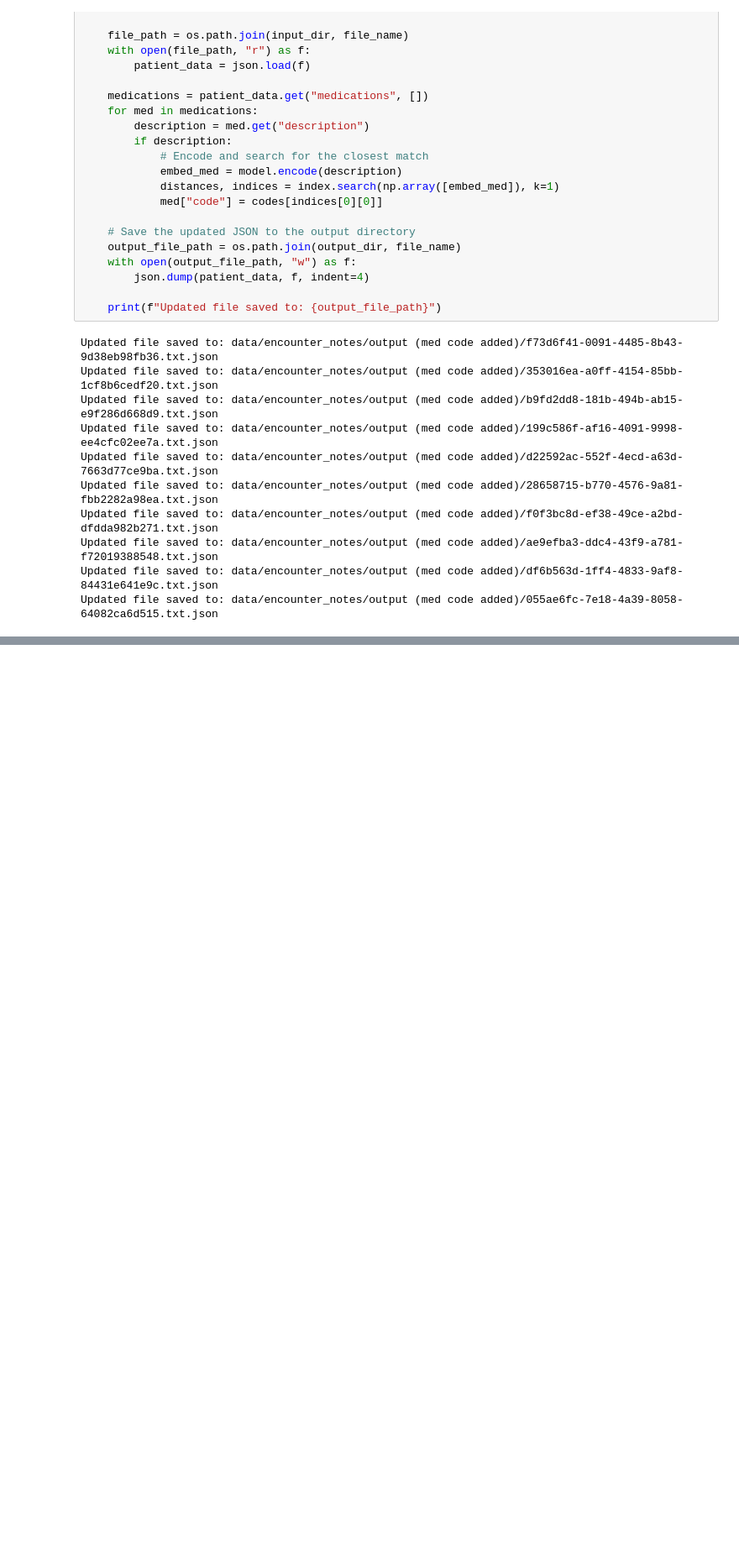
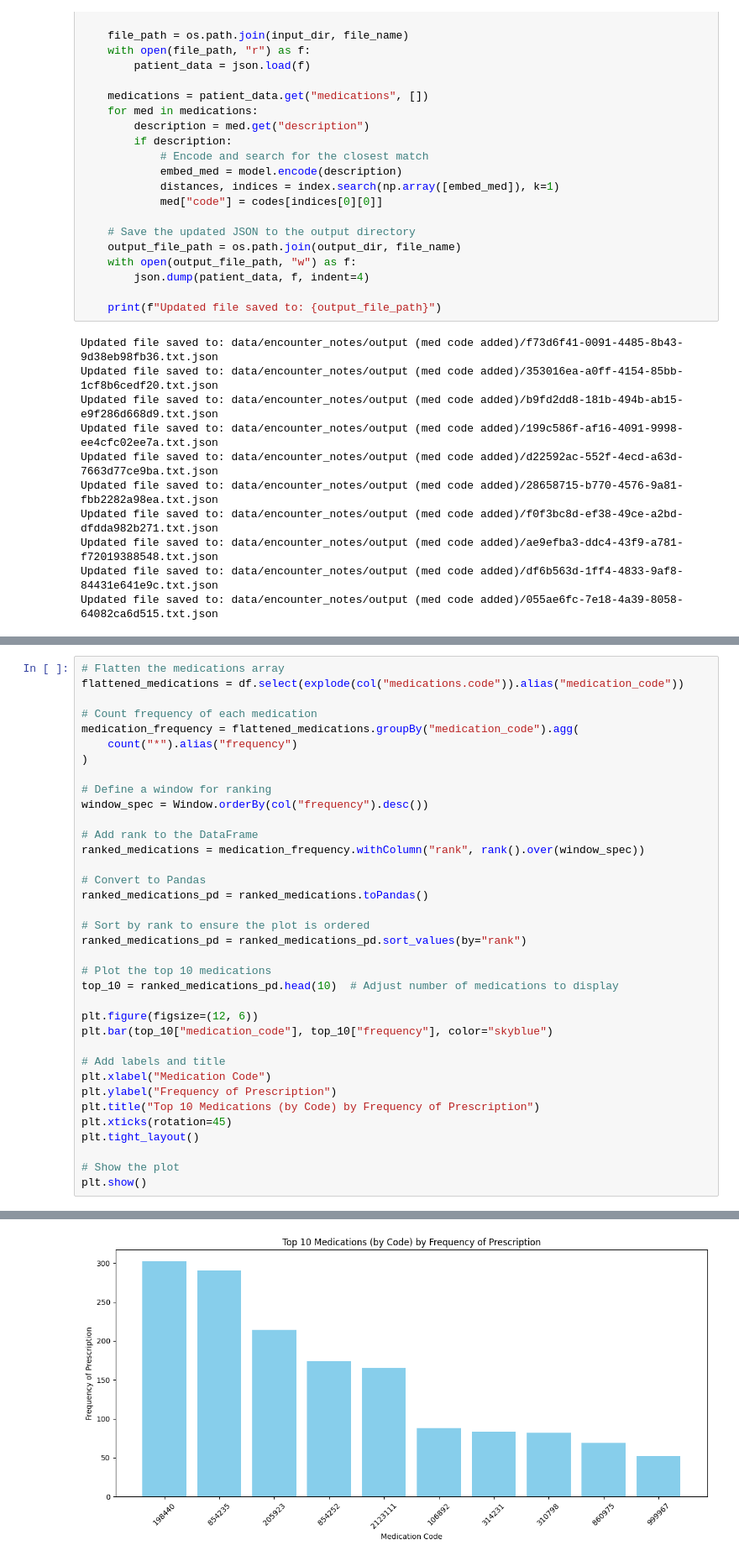
Before and after one commit to ICS-CLASSROOM/assignment-3-synthesis-jswlee, a Jupyter notebook: Assignment_3.ipynb, the cells around one changed output, grey strips where cells are left out. Shown: that part at 84% size. Drawn from its saved outputs; the diff is of its cells as text; blank space fills up the shorter version.

```diff
--- a/Assignment_3.ipynb
+++ b/Assignment_3.ipynb
@@ -570,0 +807,37 @@ Updated file saved to: data/encounter_notes/output (med code added)/055ae6fc-7e1
+# %%
+# Flatten the medications array
+flattened_medications = df.select(explode(col("medications.code")).alias("medication_code"))
+
+# Count frequency of each medication
+medication_frequency = flattened_medications.groupBy("medication_code").agg(
+    count("*").alias("frequency")
+)
+
+# Define a window for ranking
+window_spec = Window.orderBy(col("frequency").desc())
+
+# Add rank to the DataFrame
+ranked_medications = medication_frequency.withColumn("rank", rank().over(window_spec))
+
+# Convert to Pandas
+ranked_medications_pd = ranked_medications.toPandas()
+
+# Sort by rank to ensure the plot is ordered
+ranked_medications_pd = ranked_medications_pd.sort_values(by="rank")
+
+# Plot the top 10 medications
+top_10 = ranked_medications_pd.head(10)  # Adjust number of medications to display
+
+plt.figure(figsize=(12, 6))
+plt.bar(top_10["medication_code"], top_10["frequency"], color="skyblue")
+
+# Add labels and title
+plt.xlabel("Medication Code")
+plt.ylabel("Frequency of Prescription")
+plt.title("Top 10 Medications (by Code) by Frequency of Prescription")
+plt.xticks(rotation=45)
+plt.tight_layout()
+
+# Show the plot
+plt.show()
+# %% [output]
@@ -570,0 +851 @@ Updated file saved to: data/encounter_notes/output (med code added)/055ae6fc-7e1
+[figure, added]
```
Also changed, not shown: parts of 12 cells of this notebook, 7 other files.
